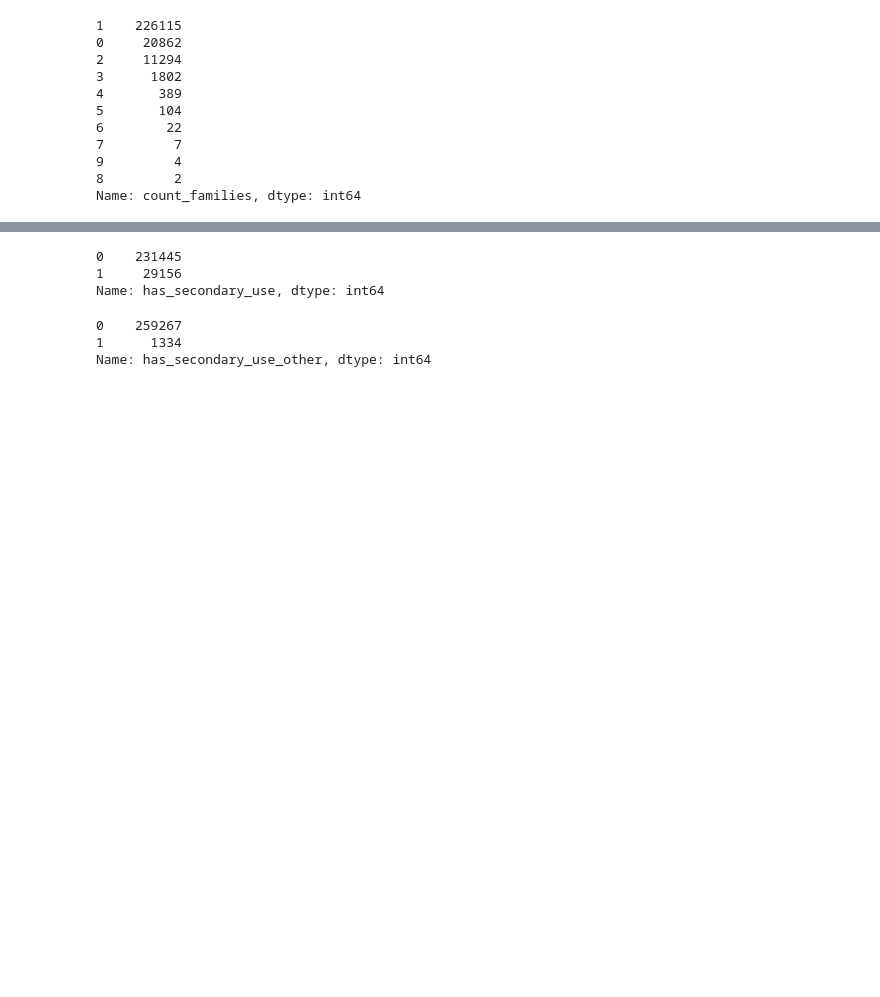
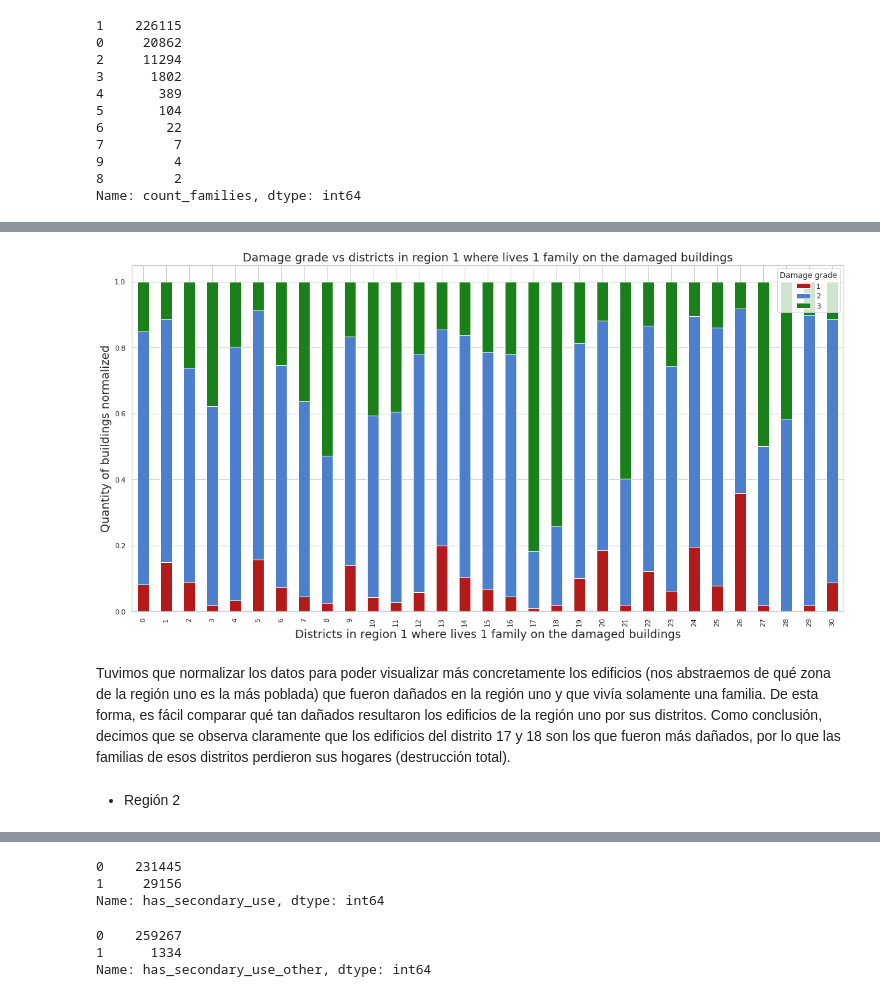
Before and after one commit to rociotarda/TP1---Datos, a Jupyter notebook: analisis_exploratorio_martin.ipynb, the cells around one changed output, grey strips where cells are left out. Cells and saved outputs as stored; diff of their text form; code cells hidden in the pictures; blank space fills up the shorter version.

```diff
--- a/analisis_exploratorio_martin.ipynb
+++ b/analisis_exploratorio_martin.ipynb
@@ -114,0 +183,8 @@ Name: count_families, dtype: int64
+# %%
+affected_buildings_where_lives_1_family = train_values_reduced_with_damage_for_affected_families.loc[train_values_reduced_with_damage_for_affected_families['count_families'] == 1, :]
+# %%
+affected_buildings_where_lives_1_family_region_1 = affected_buildings_where_lives_1_family.groupby(['geo_level_1_id', 'damage_grade']).agg({'damage_grade':'count'})
+affected_buildings_where_lives_1_family_region_1.columns = ['damage_grade_count']
+affected_buildings_where_lives_1_family_region_1.reset_index(inplace=True)
+affected_buildings_where_lives_1_family_region_1.columns = ['Region 1', 'Damage grade', 'Damage grade count']
+affected_buildings_where_lives_1_family_region_1.head()
@@ -114,0 +198,4 @@ Name: count_families, dtype: int64
+# %%
+affected_buildings_where_lives_1_family_region_1_pivot = affected_buildings_where_lives_1_family_region_1.pivot(index='Region 1', columns='Damage grade', values='Damage grade count')
+affected_buildings_where_lives_1_family_region_1_pivot = affected_buildings_where_lives_1_family_region_1_pivot.fillna(0)
+affected_buildings_where_lives_1_family_region_1_pivot.head()
@@ -114,0 +210,6 @@ Name: count_families, dtype: int64
+# %%
+total = affected_buildings_where_lives_1_family_region_1_pivot[1] + affected_buildings_where_lives_1_family_region_1_pivot[2] + affected_buildings_where_lives_1_family_region_1_pivot[3]
+affected_buildings_where_lives_1_family_region_1_pivot[1] = affected_buildings_where_lives_1_family_region_1_pivot[1]/total
+affected_buildings_where_lives_1_family_region_1_pivot[2] = affected_buildings_where_lives_1_family_region_1_pivot[2]/total
+affected_buildings_where_lives_1_family_region_1_pivot[3] = affected_buildings_where_lives_1_family_region_1_pivot[3]/total
+affected_buildings_where_lives_1_family_region_1_pivot.head()
@@ -114,0 +224,13 @@ Name: count_families, dtype: int64
+# %%
+plot = affected_buildings_where_lives_1_family_region_1_pivot.plot.bar(color=[(0.7, 0.1, 0.1), (0.3, 0.5, 0.8), (0.1, 0.5, 0.1)],stacked=True, figsize=(20,10))
+plot.set_title("Damage grade vs districts in region 1 where lives 1 family on the damaged buildings", fontsize=18)
+plot.set_ylabel("Quantity of buildings normalized", fontsize=18);
+plot.set_xlabel("Districts in region 1 where lives 1 family on the damaged buildings", fontsize=18);
+# %% [output]
+[figure, added]
+# %% [markdown]
+Tuvimos que normalizar los datos para poder visualizar más concretamente los edificios (nos abstraemos de qué zona de la región uno es la más poblada) que fueron dañados en la región uno y que vivía solamente una familia. De esta forma, es fácil comparar qué tan dañados resultaron los edificios de la región uno por sus distritos. Como conclusión, decimos que se observa claramente que los edificios del distrito 17 y 18 son los que fueron más dañados, por lo que las familias de esos distritos perdieron sus hogares (destrucción total).
+# %% [markdown]
+
+
+*   Región 2
```
Also changed, not shown: parts of 28 cells of this notebook.
